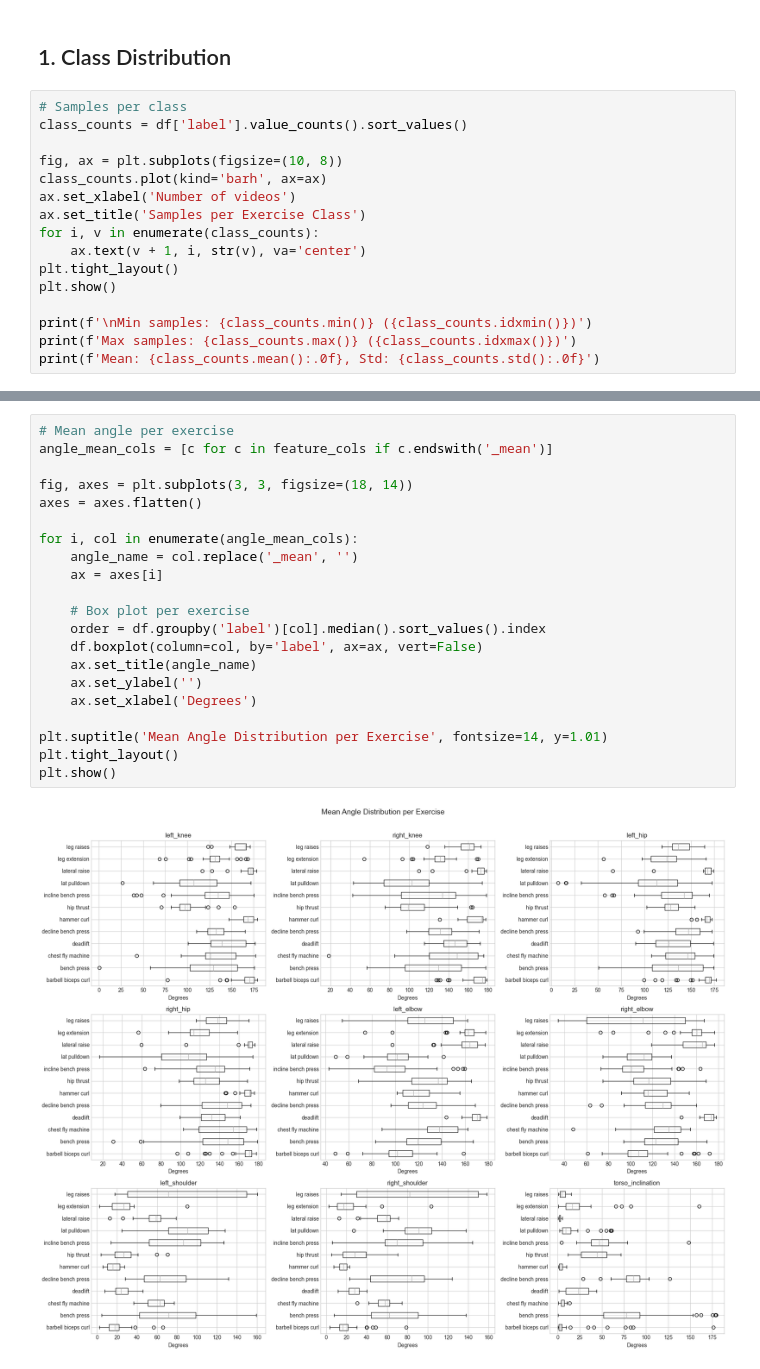
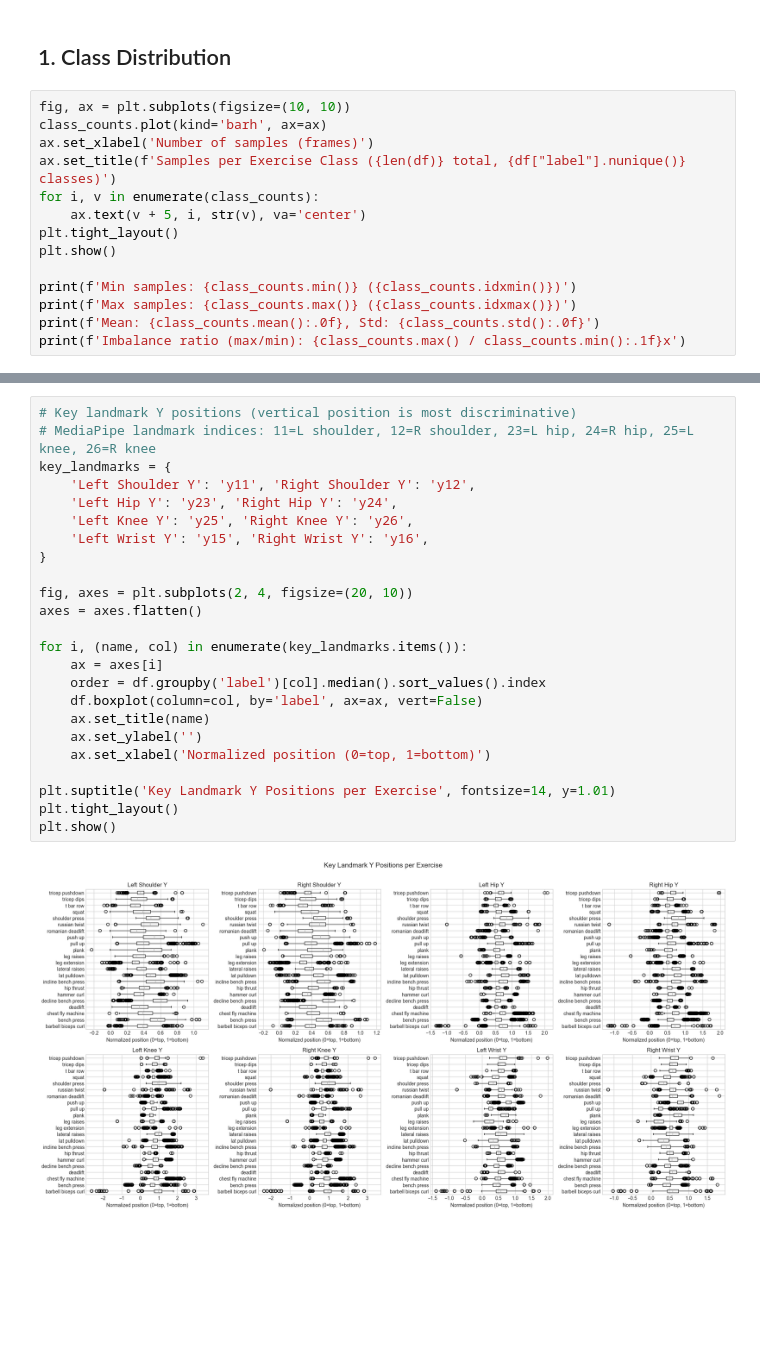
Before and after one commit to 12194916/smart-gym-monitoring, a Jupyter notebook: notebooks/analysis.ipynb, the cells around one changed output, grey strips where cells are left out. Drawn from its saved outputs; the diff is of its cells as text; blank space fills up the shorter version.

```diff
--- a/notebooks/analysis.ipynb
+++ b/notebooks/analysis.ipynb
@@ -54,19 +63,17 @@ df
 # %% [markdown]
 ## 1. Class Distribution
 # %%
-# Samples per class
-class_counts = df['label'].value_counts().sort_values()
-
-fig, ax = plt.subplots(figsize=(10, 8))
+fig, ax = plt.subplots(figsize=(10, 10))
 class_counts.plot(kind='barh', ax=ax)
-ax.set_xlabel('Number of videos')
-ax.set_title('Samples per Exercise Class')
+ax.set_xlabel('Number of samples (frames)')
+ax.set_title(f'Samples per Exercise Class ({len(df)} total, {df["label"].nunique()} classes)')
 for i, v in enumerate(class_counts):
-    ax.text(v + 1, i, str(v), va='center')
+    ax.text(v + 5, i, str(v), va='center')
 plt.tight_layout()
 plt.show()
 
-print(f'\nMin samples: {class_counts.min()} ({class_counts.idxmin()})')
+print(f'Min samples: {class_counts.min()} ({class_counts.idxmin()})')
 print(f'Max samples: {class_counts.max()} ({class_counts.idxmax()})')
 print(f'Mean: {class_counts.mean():.0f}, Std: {class_counts.std():.0f}')
+print(f'Imbalance ratio (max/min): {class_counts.max() / class_counts.min():.1f}x')
 # %% [output]
@@ -140,23 +116,26 @@ Compare mean angles across exercises to see which angles best separate classes.
 # %%
-# Mean angle per exercise
-angle_mean_cols = [c for c in feature_cols if c.endswith('_mean')]
+# Key landmark Y positions (vertical position is most discriminative)
+# MediaPipe landmark indices: 11=L shoulder, 12=R shoulder, 23=L hip, 24=R hip, 25=L knee, 26=R knee
+key_landmarks = {
+    'Left Shoulder Y': 'y11', 'Right Shoulder Y': 'y12',
+    'Left Hip Y': 'y23', 'Right Hip Y': 'y24',
+    'Left Knee Y': 'y25', 'Right Knee Y': 'y26',
+    'Left Wrist Y': 'y15', 'Right Wrist Y': 'y16',
+}
 
-fig, axes = plt.subplots(3, 3, figsize=(18, 14))
+fig, axes = plt.subplots(2, 4, figsize=(20, 10))
 axes = axes.flatten()
 
-for i, col in enumerate(angle_mean_cols):
-    angle_name = col.replace('_mean', '')
+for i, (name, col) in enumerate(key_landmarks.items()):
     ax = axes[i]
-
-    # Box plot per exercise
     order = df.groupby('label')[col].median().sort_values().index
     df.boxplot(column=col, by='label', ax=ax, vert=False)
-    ax.set_title(angle_name)
+    ax.set_title(name)
     ax.set_ylabel('')
-    ax.set_xlabel('Degrees')
+    ax.set_xlabel('Normalized position (0=top, 1=bottom)')
 
-plt.suptitle('Mean Angle Distribution per Exercise', fontsize=14, y=1.01)
+plt.suptitle('Key Landmark Y Positions per Exercise', fontsize=14, y=1.01)
 plt.tight_layout()
 plt.show()
 # %% [output]
-[figure, old version]
+[figure, new version]
```
Also changed, not shown: parts of 29 cells of this notebook, 20 other files.
